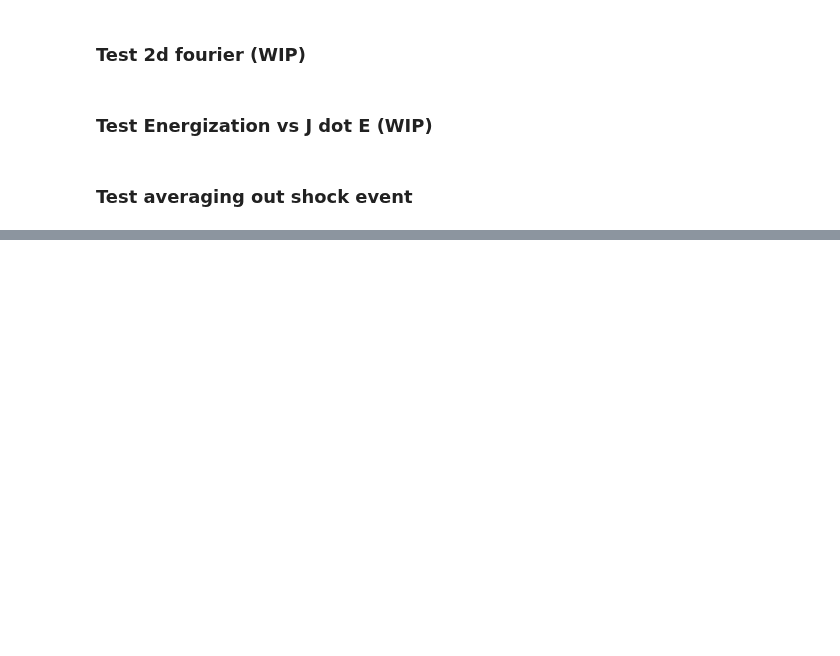
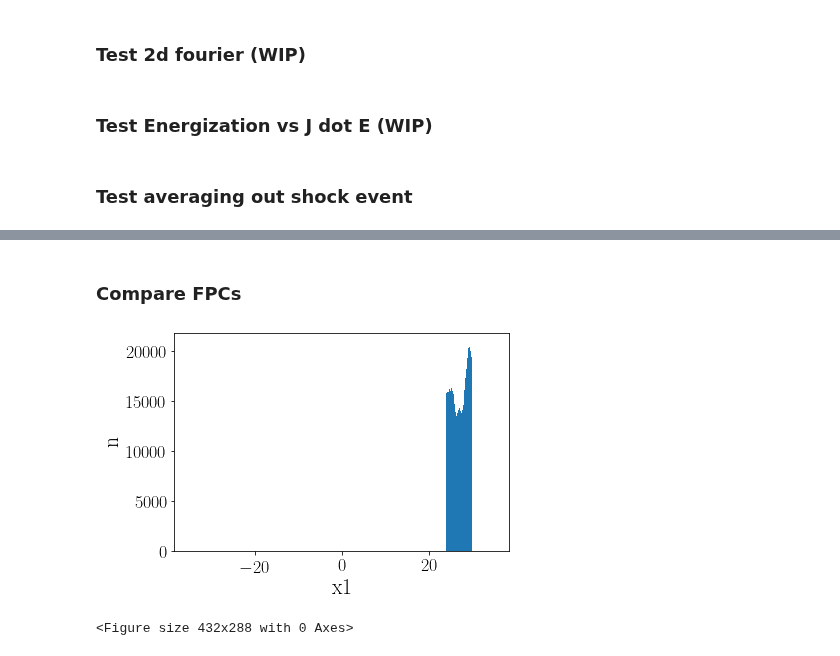
Before and after one commit to collinrbr/FPCAnalysis, a Jupyter notebook: dHybridR.ipynb, the cells around one changed output, grey strips where cells are left out. Saved outputs shown, nothing was run; the diff lists cells and outputs as text; code cells hidden in the pictures; blank space fills up the shorter version.

```diff
--- a/dHybridR.ipynb
+++ b/dHybridR.ipynb
@@ -614,0 +486,7 @@ bk0,fftdata = plot1d_fft(dfieldfluc,'bz')
+# %% [markdown]
+### Compare FPCs
+# %%
+pltdebug.plot_1d_dist(dparticles, 'x1', 35., xlim[0], xlim[1], ylim[0], ylim[1])
+# %% [output]
+[figure, added]
+<Figure size 432x288 with 0 Axes>
```
Also changed, not shown: parts of 46 cells of this notebook, 4 other files.
